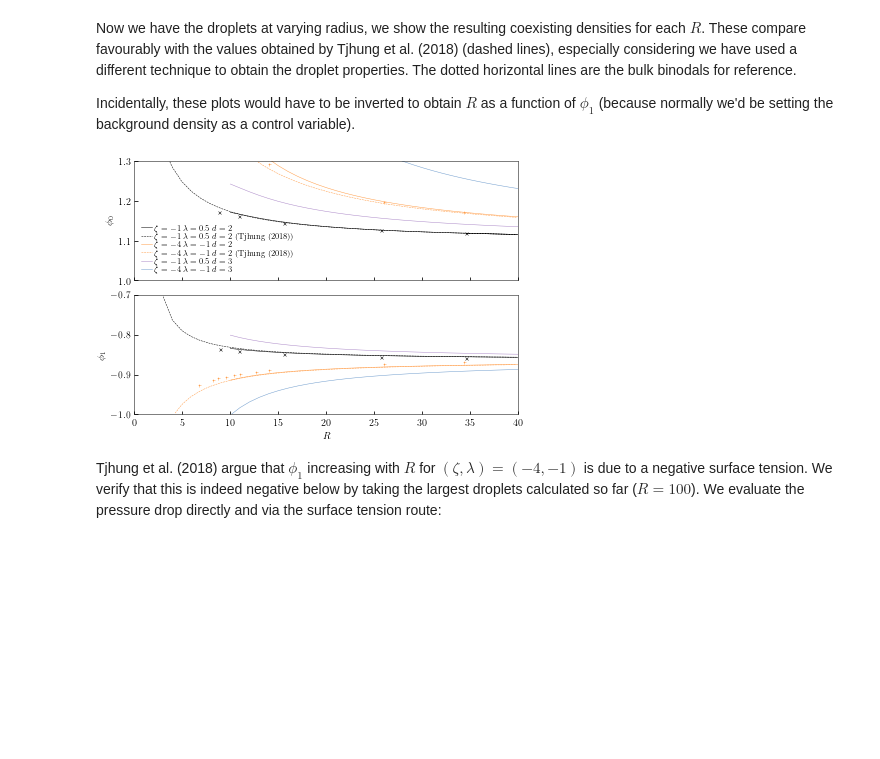
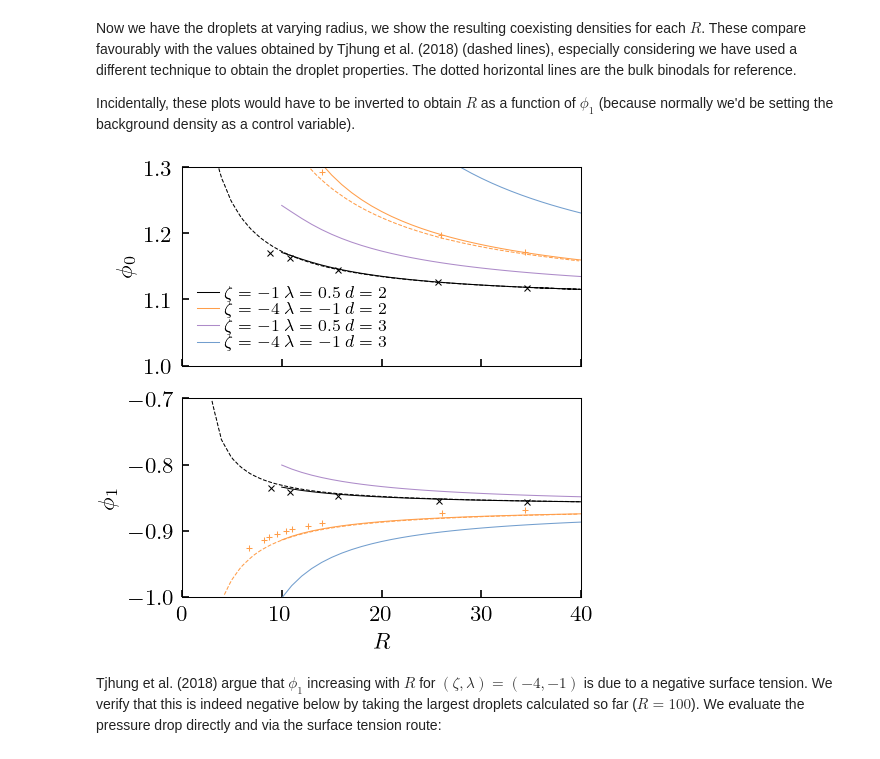
Before and after one commit to tranqui/active-model-bplus, a Jupyter notebook: examples/literature-compare.ipynb, the cells around one changed output. Drawn from its saved outputs; the diff is of its cells as text; code cells hidden in the pictures; blank space fills up the shorter version.

```diff
--- a/examples/literature-compare.ipynb
+++ b/examples/literature-compare.ipynb
@@ -216,46 +257,48 @@ Now we have the droplets at varying radius, we show the resulting coexisting den
 
 Incidentally, these plots would have to be inverted to obtain $R$ as a function of $\phi_1$ (because normally we'd be setting the background density as a control variable).
 # %%
-fig, (ax0, ax1) = plt.subplots(nrows=2, sharex=True)
+fig, (ax0, ax1) = plt.subplots(nrows=2, sharex=True, figsize=(3.375, 3.375))
 
-ax0.set_ylabel('$\phi_0$')
-ax1.set_ylabel('$\phi_1$')
+ax0.set_ylabel(r'$\phi_0$')
+ax1.set_ylabel(r'$\phi_1$')
 ax1.set_xlabel('$R$')
 
 for d in [2, 3]:
     for zeta, lamb, marker in [[-1, 0.5, 'x'], [-4, -1, '+']]:
         phi1, phi0 = activedroplets.binodal_densities(zeta - 2*lamb)
         ax0.axhline(y=phi0, ls='dotted', lw=0.5, zorder=-10)
         ax1.axhline(y=phi1, ls='dotted', lw=0.5, zorder=-10)
 
         drops = droplets(zeta, lamb, d)
         phi0, phi1 = zip(*[(drop.phi0, drop.phi1) for drop in drops])
 
         label = r'$\zeta=%g \; \lambda=%g \; d=%d$' % (zeta, lamb, d)
         pl0, = ax0.plot(R, phi0, lw=0.5, label=label)
         pl1, = ax1.plot(R, phi1, lw=0.5, label=label)
 
         literature_dataset = 'tjhung2018_zeta=%g_lamb=%g_d=%d' % (zeta, lamb, d)
         label = '%s (Tjhung (2018))' % label
+
         try:
             lit_R, lit_phi0 = np.genfromtxt('%s_phi0.csv' % literature_dataset).T
-            ax0.plot(lit_R, lit_phi0, '--', lw=0.5, c=pl0.get_color(), label=label)
+            ax0.plot(lit_R, lit_phi0, '--', lw=0.5, c=pl0.get_color())
             lit_R, lit_phi0 = np.genfromtxt('%s_phi0_sim.csv' % literature_dataset).T
             ax0.plot(lit_R, lit_phi0, marker, c=pl0.get_color())
         except: pass
+
         try:
             lit_R, lit_phi1 = np.genfromtxt('%s_phi1.csv' % literature_dataset).T
-            ax1.plot(lit_R, lit_phi1, '--', lw=0.5, c=pl1.get_color(), label=label)
+            ax1.plot(lit_R, lit_phi1, '--', lw=0.5, c=pl1.get_color())
             lit_R, lit_phi1 = np.genfromtxt('%s_phi1_sim.csv' % literature_dataset).T
             ax1.plot(lit_R, lit_phi1, marker, c=pl1.get_color())
         except: pass
 
 ax0.set_xlim([0, 40])
 ax0.set_ylim([1,1.3])
 ax1.set_ylim([-1,-0.7])
-ax0.legend(loc='best');
+ax0.legend(loc='best', fontsize=8);
 # %% [output]
-[figure, old version]
+[figure, new version]
 # %% [markdown]
 Tjhung et al. (2018) argue that $\phi_1$ increasing with $R$ for $(\zeta, \lambda) = (-4, -1)$ is due to a negative surface tension.
 We verify that this is indeed negative below by taking the largest droplets calculated so far ($R=100$). We evaluate the pressure drop directly and via the surface tension route:
```
Also changed, not shown: parts of 7 cells of this notebook.
